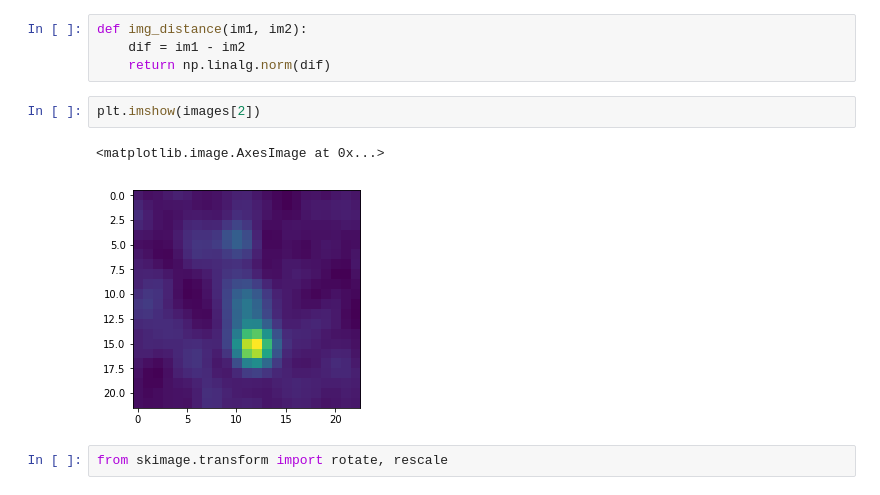
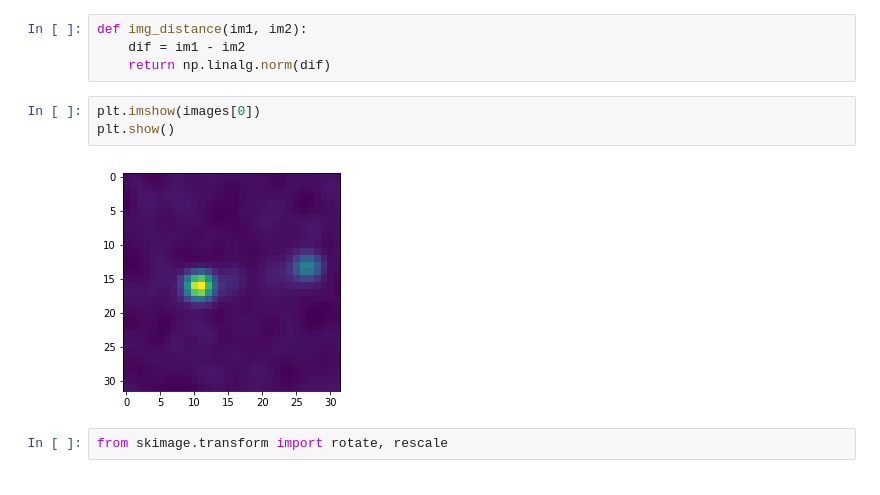
Before and after one commit to nottu/verano, a Jupyter notebook: notebook/procrustes test.ipynb, the cells around one changed output. Drawn from its saved outputs; the diff is of its cells as text.

```diff
--- a/notebook/procrustes test.ipynb
+++ b/notebook/procrustes test.ipynb
@@ -16,10 +16,10 @@ def img_distance(im1, im2):
     dif = im1 - im2
     return np.linalg.norm(dif)
 # %%
-plt.imshow(images[2])
+plt.imshow(images[0])
+plt.show()
 # %% [output]
-<matplotlib.image.AxesImage at 0x...>
-[figure, old version]
+[figure, new version]
 # %%
 from skimage.transform import rotate, rescale
 # %%
```
Also changed, not shown: parts of 9 cells of this notebook, 3 other files.
